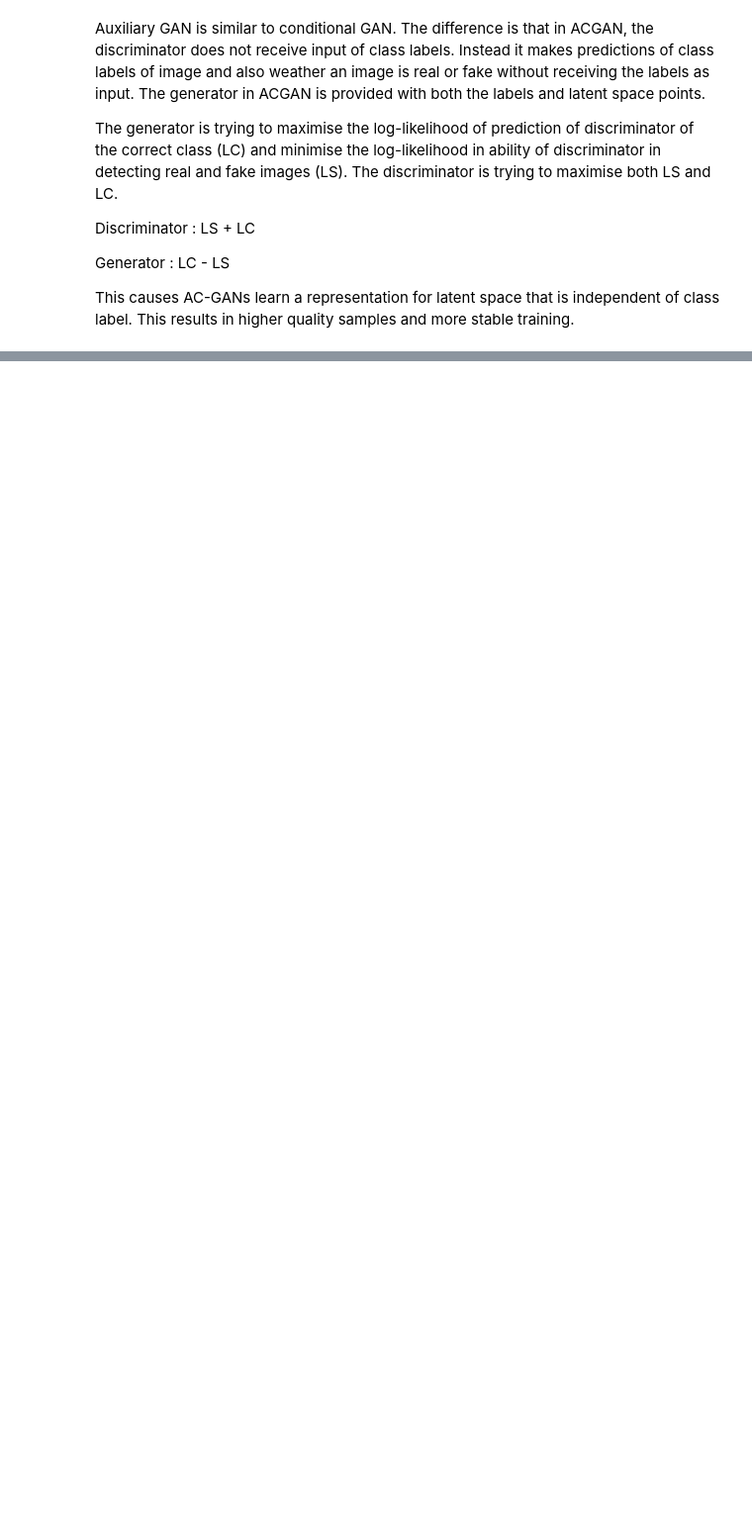
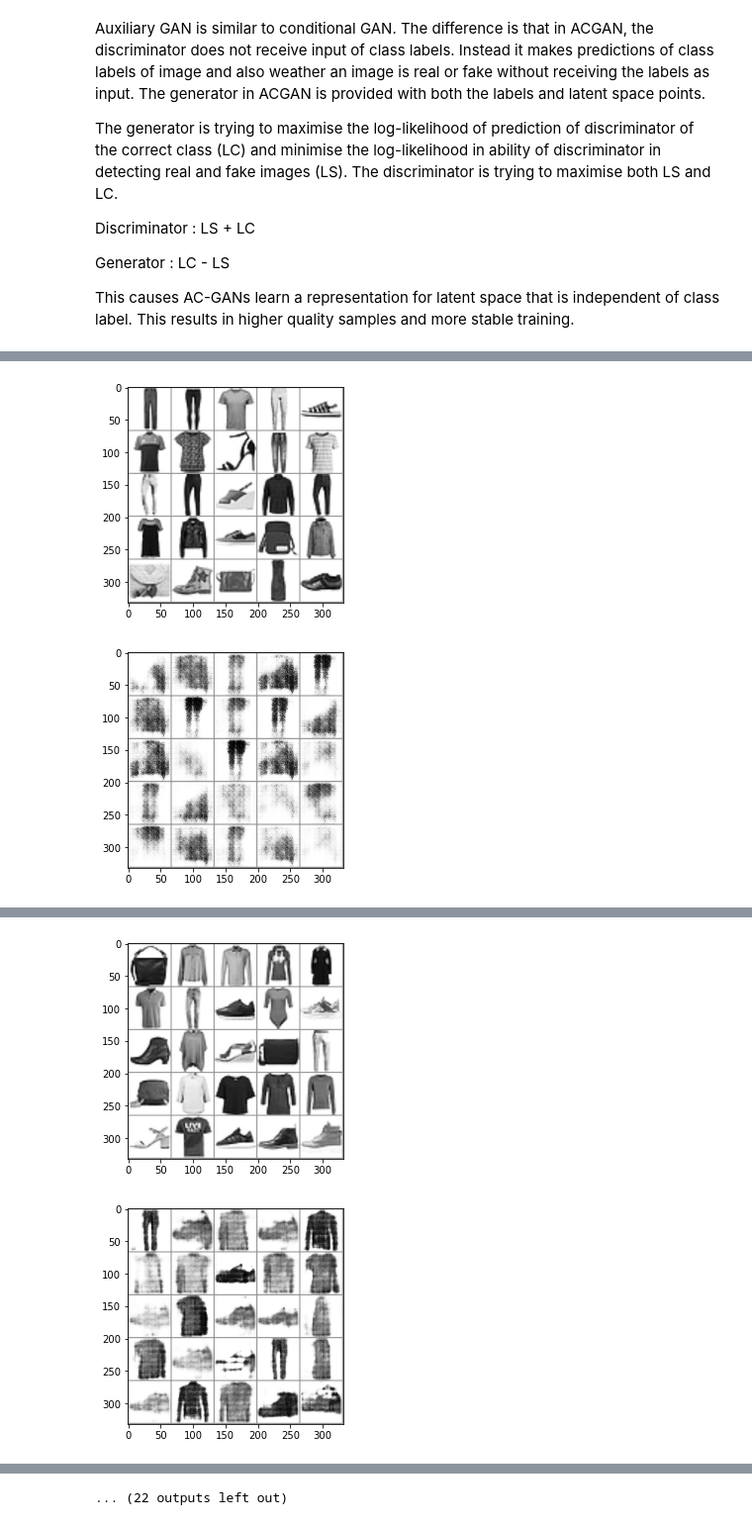
Before and after one commit to Po-V/GAN-Pytorch, a Jupyter notebook: ACGAN.ipynb, the cells around one changed output, grey strips where cells are left out. Shown at 99% size. Cells and saved outputs as stored; diff of their text form; code cells hidden in the pictures; blank space fills up the shorter version.

```diff
--- a/ACGAN.ipynb
+++ b/ACGAN.ipynb
@@ -101,13 +112,13 @@ def weights_init(m):
 # %%
 n_epochs = 100
 z_dim = 100
-batch_size = 128
+batch_size = 64
 beta_1 = 0.5
 beta_2 = 0.999
 lr = 0.0001
 image_size = 64
 device = 'cuda'
-criterion = nn.BCEWithLogitsLoss()
+criterion = nn.BCELoss()
 criterion2 = nn.NLLLoss()
 
 transform = transforms.Compose([
@@ -146,7 +157,7 @@ def matplotlib_imshow(img, one_channel=False):
 current_step = 0
 gen_losses = 0
 disc_losses = 0
-steps = 100
+steps = 500
 os.makedirs('ACGAN', exist_ok = True)
 
 for epoch in range(n_epochs):
@@ -159,23 +170,21 @@ for epoch in range(n_epochs):
         fake_labels = Variable(torch.LongTensor(np.random.randint(0, 10, len(real)))).to(device)
         fake = gen(fake_noise, fake_labels)
         fake_preds_labels, fake_preds_classes = disc(fake.detach())
-#         print(fake_preds_labels.shape) [128, 1, 1, 1]
-#         print(fake_preds_classes.shape) [128, 10, 1, 1]
-        fake_preds_labels = fake_preds_labels.view(-1, 1)
+        fake_preds_labels = fake_preds_labels.view(-1)
         fake_preds_classes = fake_preds_classes.view(-1, 10)
         disc_fakelabel_loss = criterion(fake_preds_labels, torch.zeros_like(fake_preds_labels))
         disc_fakeclass_loss = criterion2(fake_preds_classes, fake_labels)
         disc_fake_loss = (disc_fakelabel_loss + disc_fakeclass_loss) / 2
 
         real_preds_labels, real_preds_classes = disc(real_imgs)
-        real_preds_labels = real_preds_labels.view(-1, 1)
+        real_preds_labels = real_preds_labels.view(-1)
         real_preds_classes = real_preds_classes.view(-1, 10)
         disc_reallabel_loss = criterion(real_preds_labels, torch.ones_like(real_preds_labels))
         disc_realclass_loss = criterion2(real_preds_classes, labels)
         disc_real_loss = (disc_reallabel_loss + disc_realclass_loss) / 2
 
         disc_loss = (disc_fake_loss + disc_real_loss) / 2
-        disc_loss.backward(retain_graph = True)
+        disc_loss.backward()
         opt_disc.step()
         disc_losses += disc_loss.item()
 
@@ -185,7 +194,7 @@ for epoch in range(n_epochs):
         fake_labels_2  = Variable(torch.LongTensor(np.random.randint(0, 10, len(real)))).to(device)
         fake_2 = gen(fake_noise_2, fake_labels_2)
         fake_preds_labels, fake_preds_classes = disc(fake_2)
-        fake_preds_labels = fake_preds_labels.view(-1, 1)
+        fake_preds_labels = fake_preds_labels.view(-1)
         fake_preds_classes = fake_preds_classes.view(-1, 10)
         disc_fakelabel_loss = criterion(fake_preds_labels, torch.ones_like(fake_preds_labels))
         disc_fakeclass_loss = criterion2(fake_preds_classes, fake_labels_2)
@@ -205,3 +214,4 @@ for epoch in range(n_epochs):
             disc_losses = 0
 
         current_step += 1
+# %% [output]
@@ -207,0 +219,2 @@ for epoch in range(n_epochs):
+[figure, added]
+[figure, added]
@@ -207,0 +222,2 @@ for epoch in range(n_epochs):
+[figure, added]
+[figure, added]
@@ -207,0 +230 @@ for epoch in range(n_epochs):
+... (22 outputs left out)
```
Also changed, not shown: parts of 2 cells of this notebook.
